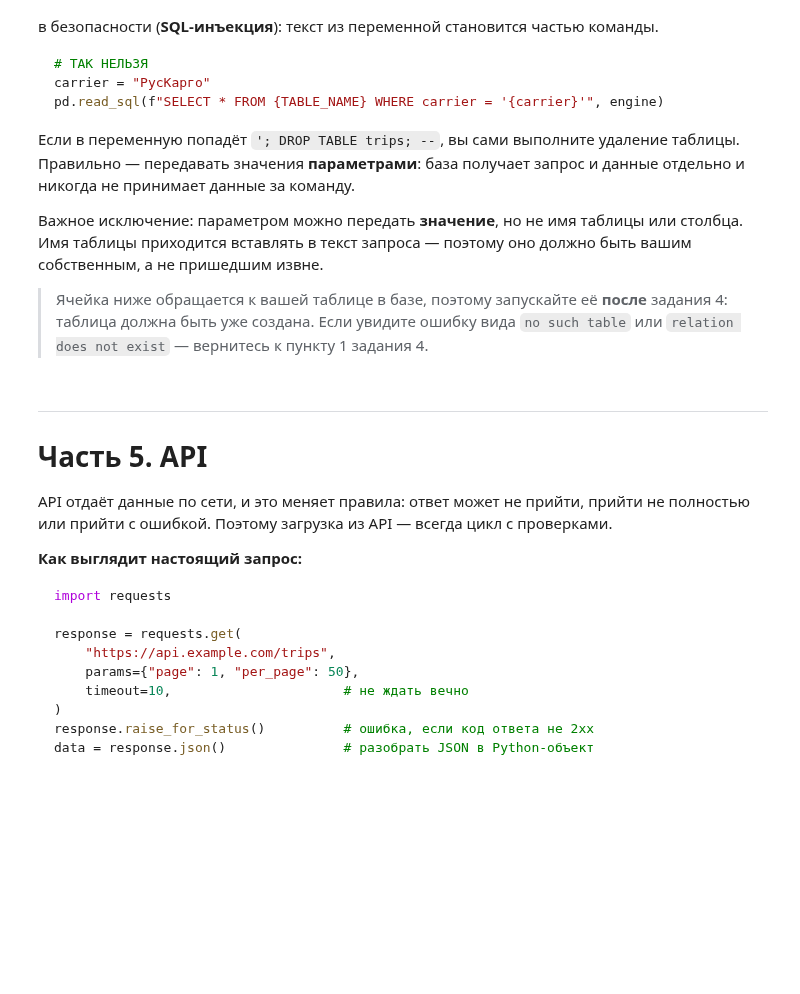
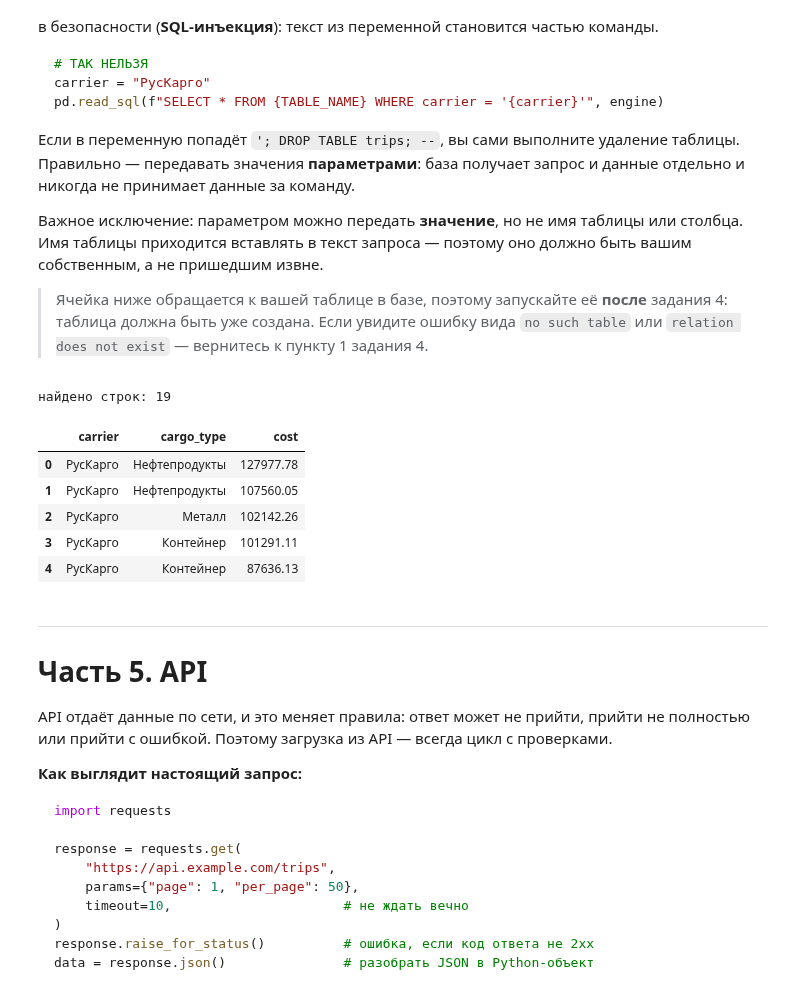
Before and after one commit to Alexandr-Donskoy/Python_for_data_analysis, a Jupyter notebook: S_03.10.2026/LW6/practice_06.ipynb, the cells around one changed output. Saved outputs shown, nothing was run; the diff lists cells and outputs as text; code cells hidden in the pictures; blank space fills up the shorter version.

```diff
--- a/S_03.10.2026/LW6/practice_06.ipynb
+++ b/S_03.10.2026/LW6/practice_06.ipynb
@@ -439,7 +592,7 @@ load_dotenv()          # подхватит .env, если он есть; есл
 
 # Если доступа к PostgreSQL сейчас нет, поставьте True — всё задание будет работать
 # на локальном файле SQLite. Код обращения к базе при этом не меняется ни на строку.
-USE_SQLITE = False
+USE_SQLITE = True
 
 # Ваша фамилия латиницей: у каждого студента своя таблица, чтобы не мешать друг другу
 STUDENT_ID = "ivanov"
@@ -541,15 +732,23 @@ pd.read_sql(f"SELECT * FROM {TABLE_NAME} WHERE carrier = '{carrier}'", engine)
 > `relation does not exist` — вернитесь к пункту 1 задания 4.
 # %%
 query = text(f"""
-    SELECT carrier, cargo_type, cost_rub
+    SELECT carrier, cargo_type, cost
     FROM {TABLE_NAME}
-    WHERE carrier = :carrier AND cost_rub > :min_cost
-    ORDER BY cost_rub DESC
+    WHERE carrier = :carrier AND cost > :min_cost
+    ORDER BY cost DESC
 """)
 
 result = pd.read_sql(query, engine, params={"carrier": "РусКарго", "min_cost": 50000})
 print("найдено строк:", len(result))
 result.head()
+# %% [output]
+найдено строк: 19
+|  | carrier | cargo_type | cost |
+| 0 | РусКарго | Нефтепродукты | 127977.78 |
+| 1 | РусКарго | Нефтепродукты | 107560.05 |
+| 2 | РусКарго | Металл | 102142.26 |
+| 3 | РусКарго | Контейнер | 101291.11 |
+| 4 | РусКарго | Контейнер | 87636.13 |
 # %% [markdown]
 ---
 # Часть 5. API
```
Also changed, not shown: parts of 24 cells of this notebook.
